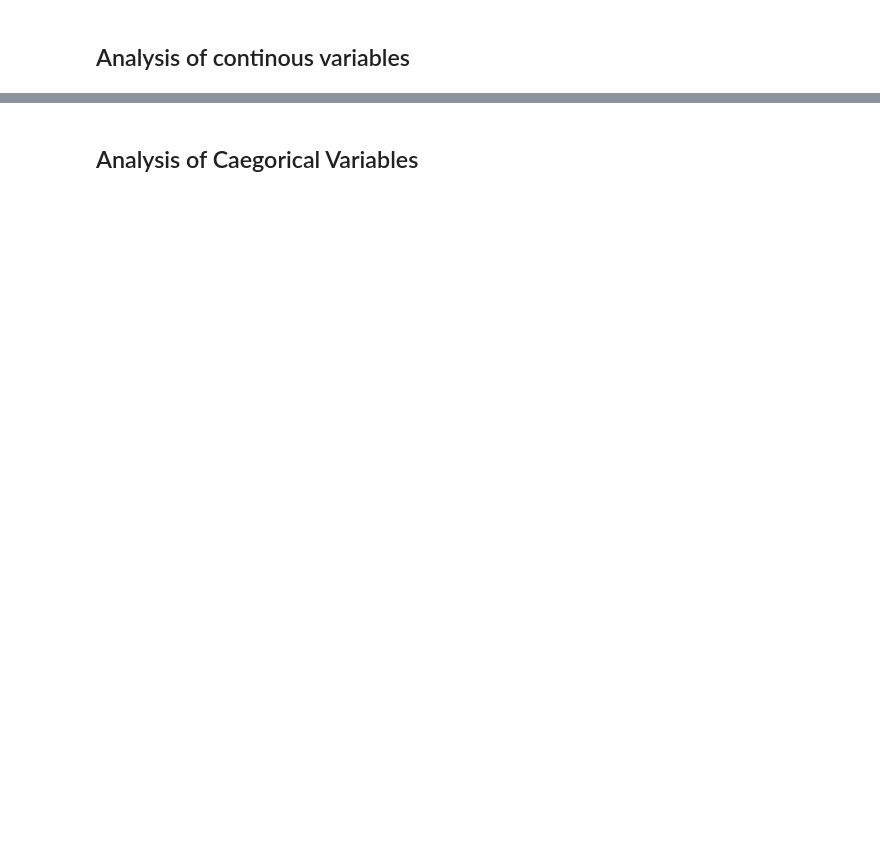
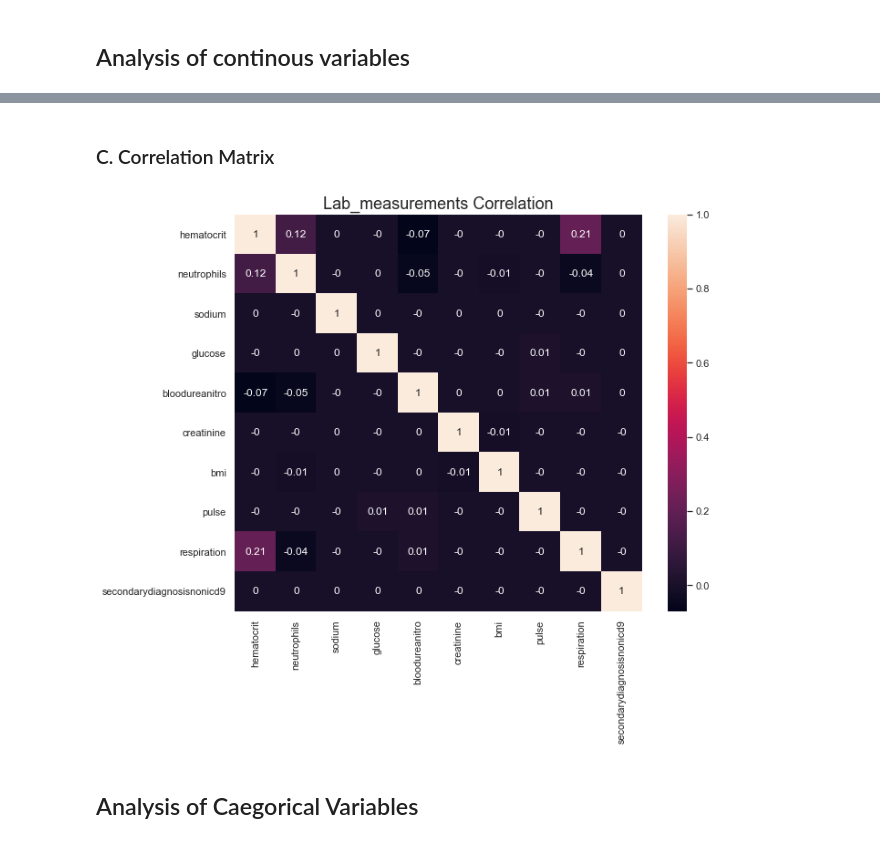
Before and after one commit to bashoori/Data-Science-Projects, a Jupyter notebook: Capstone_2/03_EDA_Hospital_Length_Of_Stay.ipynb, the cells around one changed output, grey strips where cells are left out. Drawn from its saved outputs; the diff is of its cells as text; code cells hidden in the pictures; blank space fills up the shorter version.

```diff
--- a/Capstone_2/03_EDA_Hospital_Length_Of_Stay.ipynb
+++ b/Capstone_2/03_EDA_Hospital_Length_Of_Stay.ipynb
@@ -174,2 +117,10 @@ plotchart(df.lengthofstay)
+# %% [markdown]
+### C.  Correlation Matrix
+# %%
+plt.subplots(figsize=(10,8))
+sns.heatmap(np.round(lab_measurements.corr(), decimals=2), annot=True)
+plt.title('Lab_measurements Correlation', size=18);
+# %% [output]
+[figure, added]
 # %% [markdown]
 ## Analysis of Caegorical Variables
```
Also changed, not shown: parts of 28 cells of this notebook.
